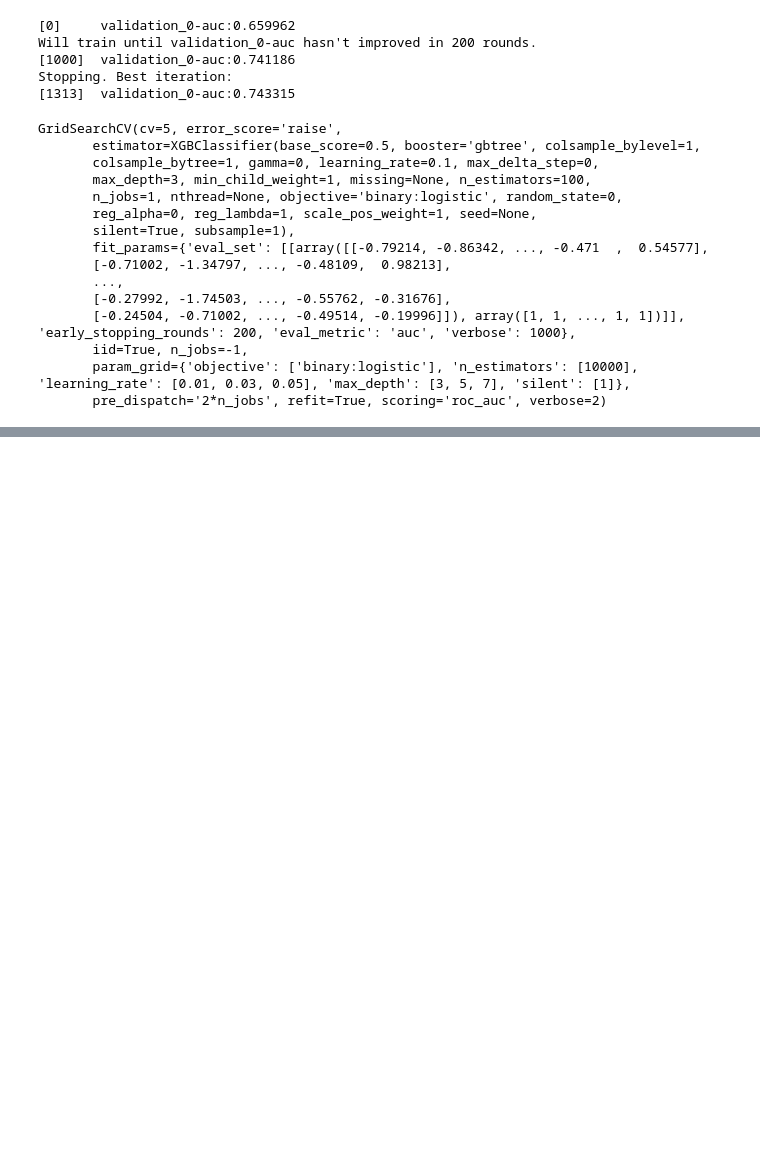
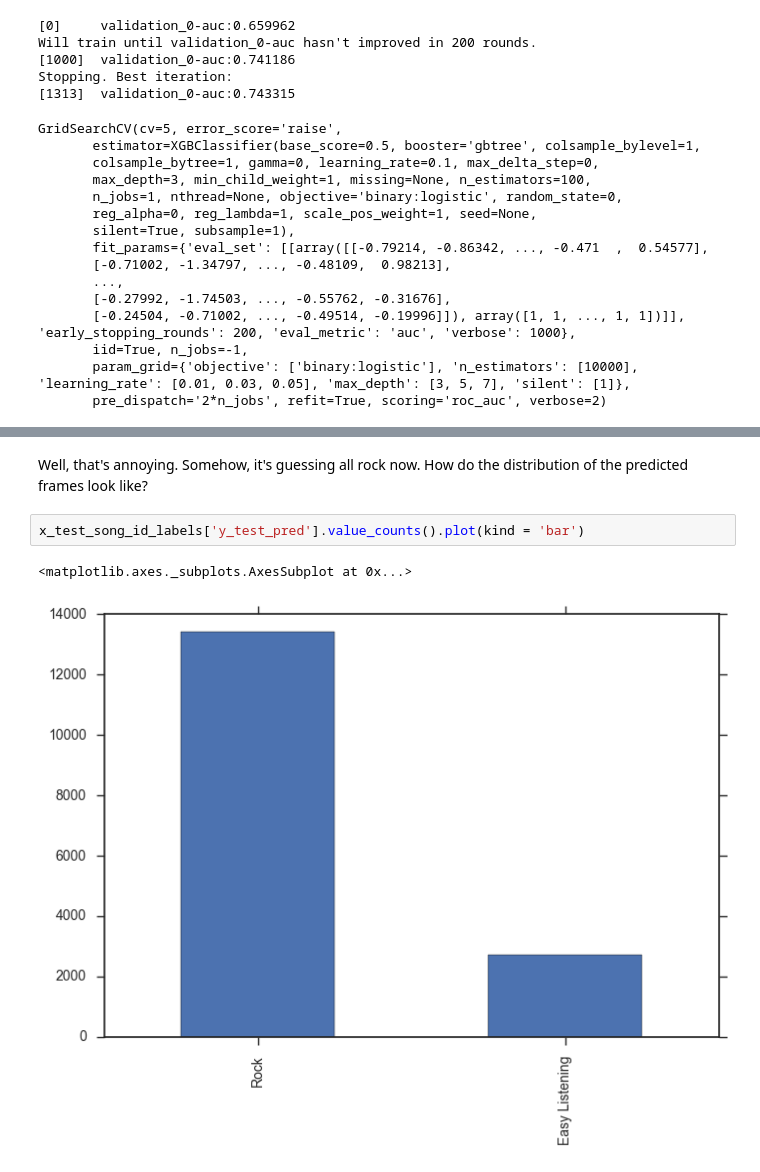
Before and after one commit to strikingmoose/music_clustering, a Jupyter notebook: notebook/6 - Gradient Boosting (Part II).ipynb, the cells around one changed output, grey strips where cells are left out. Cells and saved outputs as stored; diff of their text form; blank space fills up the shorter version.

```diff
--- a/notebook/6 - Gradient Boosting (Part II).ipynb
+++ b/notebook/6 - Gradient Boosting (Part II).ipynb
@@ -481,0 +674,7 @@ GridSearchCV(cv=5, error_score='raise',
+# %% [markdown]
+Well, that's annoying. Somehow, it's guessing all rock now. How do the distribution of the predicted frames look like?
+# %%
+x_test_song_id_labels['y_test_pred'].value_counts().plot(kind = 'bar')
+# %% [output]
+<matplotlib.axes._subplots.AxesSubplot at 0x...>
+[figure, added]
```
Also changed, not shown: parts of 21 cells of this notebook, 2 other files.
